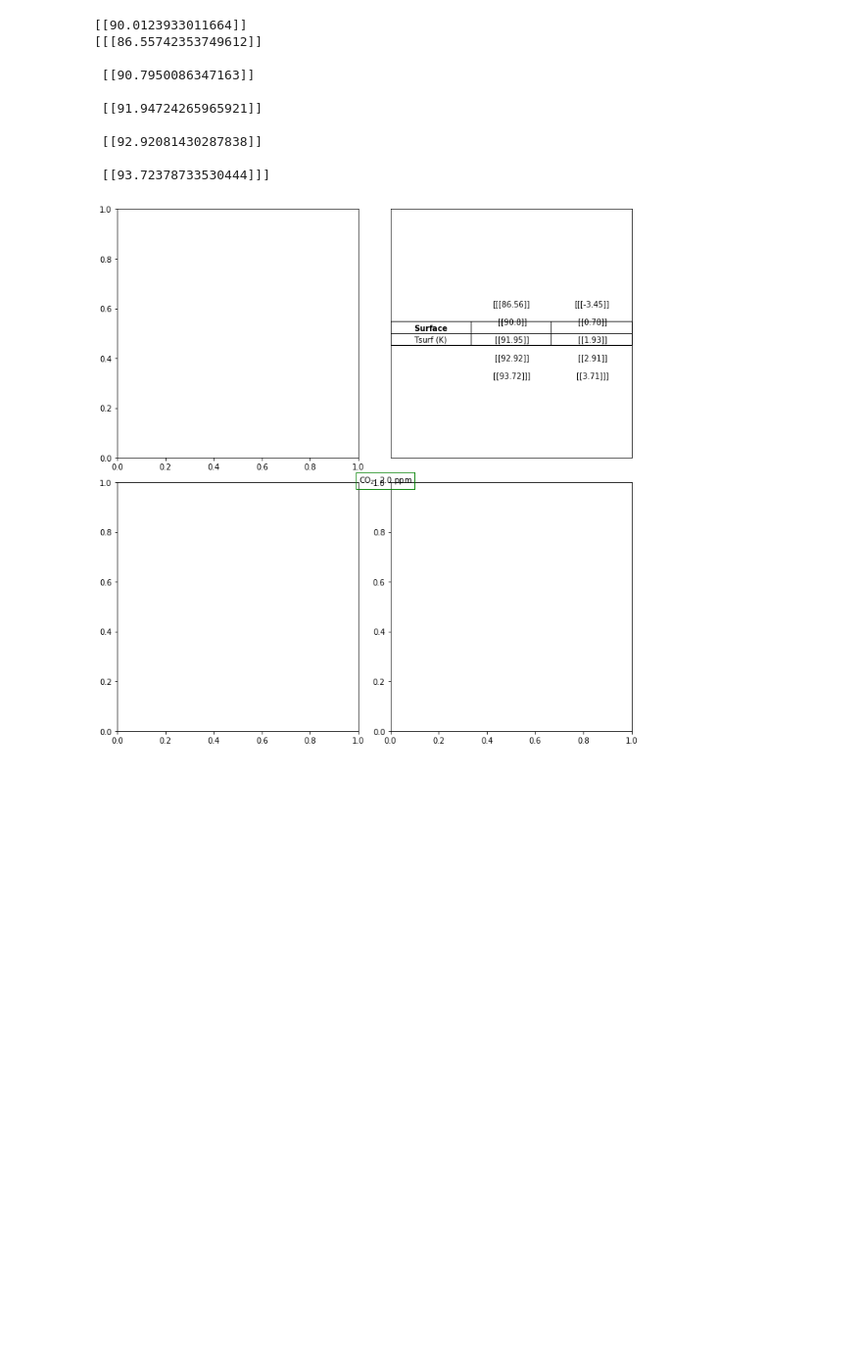
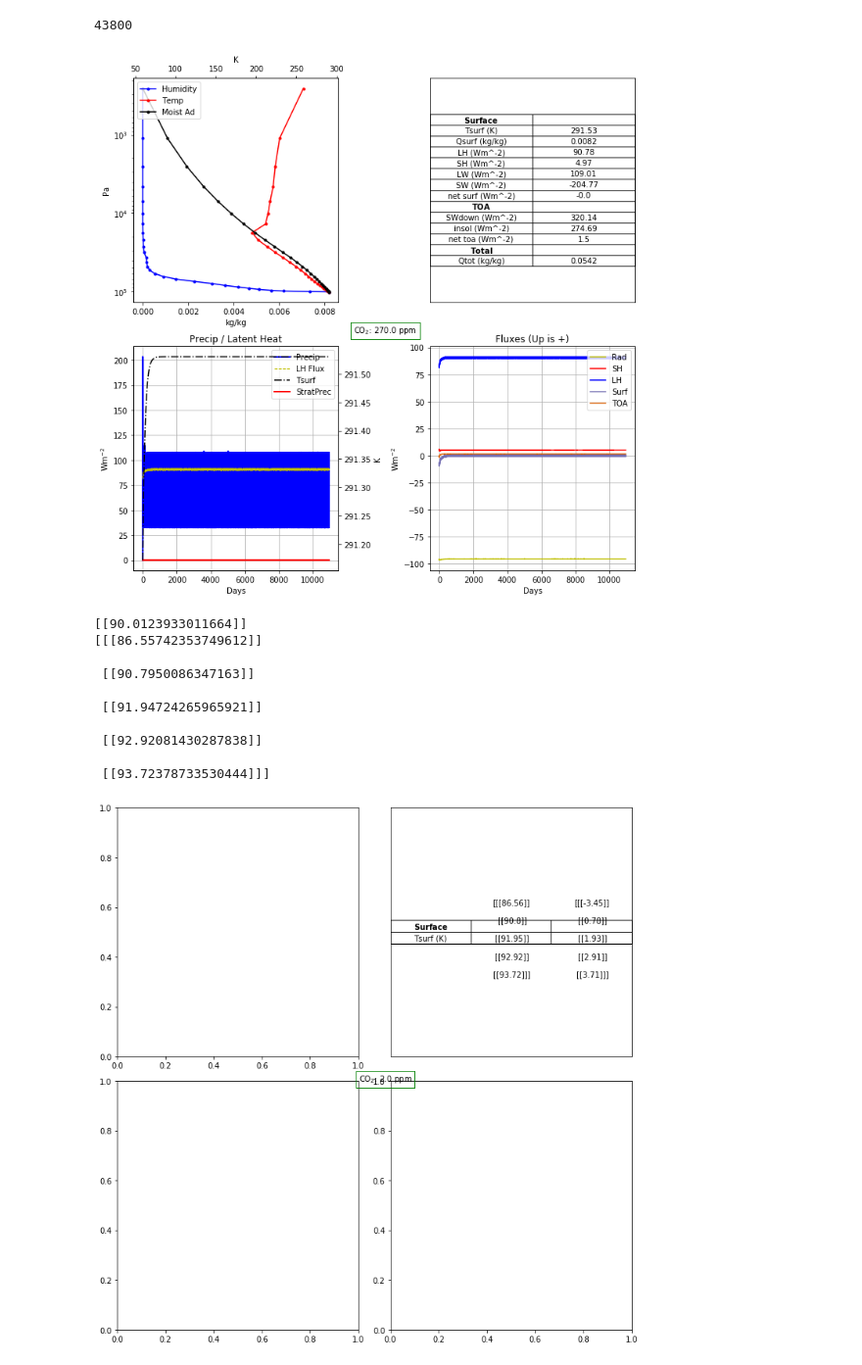
Before and after one commit to HaynesStephens/climproj, a Jupyter notebook: plot_time_series.ipynb, the cells around one changed output. Shown at 98% size. Cells and saved outputs as stored; diff of their text form; code cells hidden in the pictures; blank space fills up the shorter version.

```diff
--- a/plot_time_series.ipynb
+++ b/plot_time_series.ipynb
@@ -193,6 +193,11 @@ def plotEQResponse(job_name, test_dir = '', save_step=36):
     plt.tight_layout()
     plt.savefig(plot_name)
 #     plt.show()
+# %%
+plotEQResponse('i270_320solar_cst_q_rad_expt2', test_dir = 'varying_co2_cst_q_rad/')
+# %% [output]
+43800
+[figure, added]
 # %%
 def plotEQResponseShanshan(job_name):
     base_name = '/Users/haynesstephens1/uchi/research/climproj/climt_files/'
```
Also changed, not shown: 2 other files.
